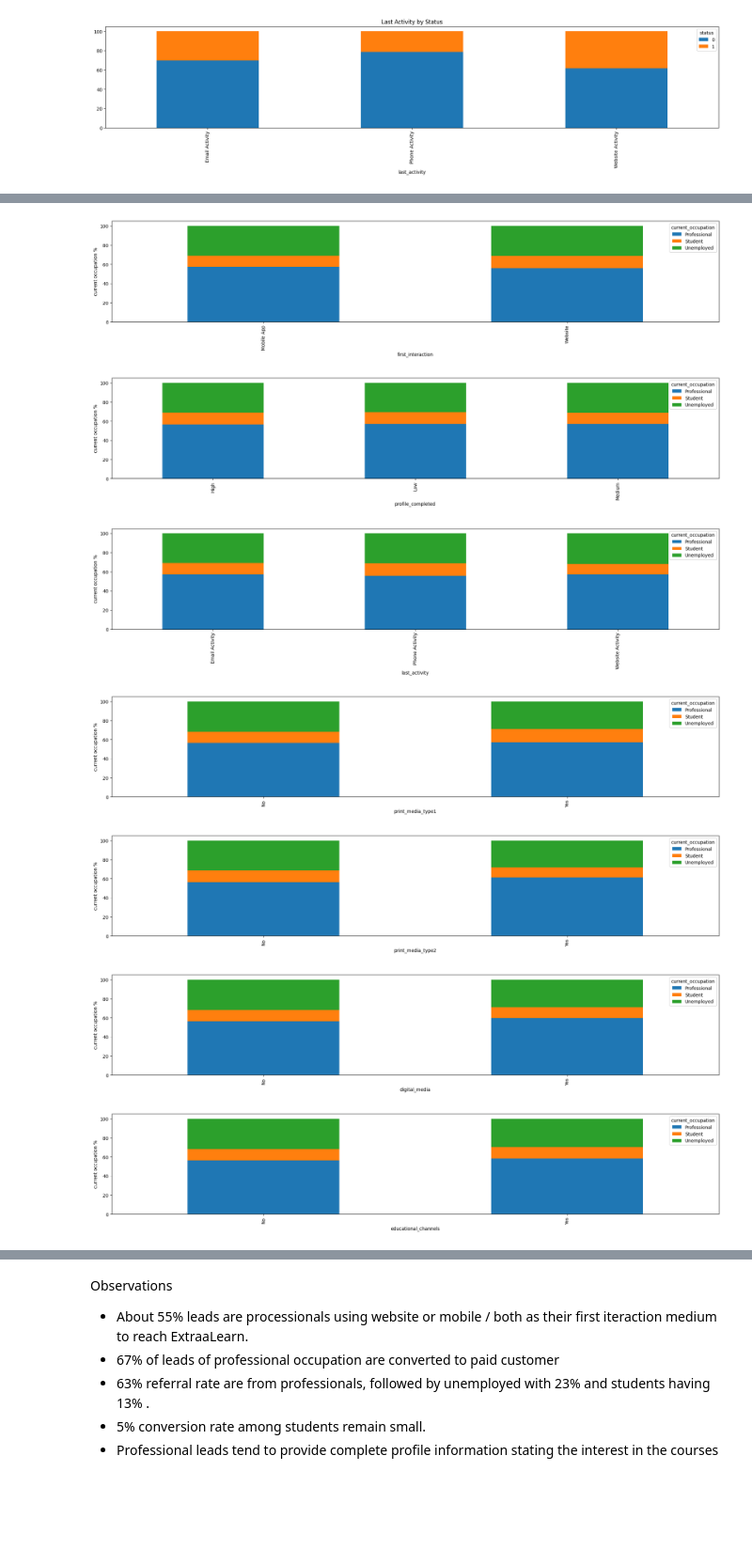
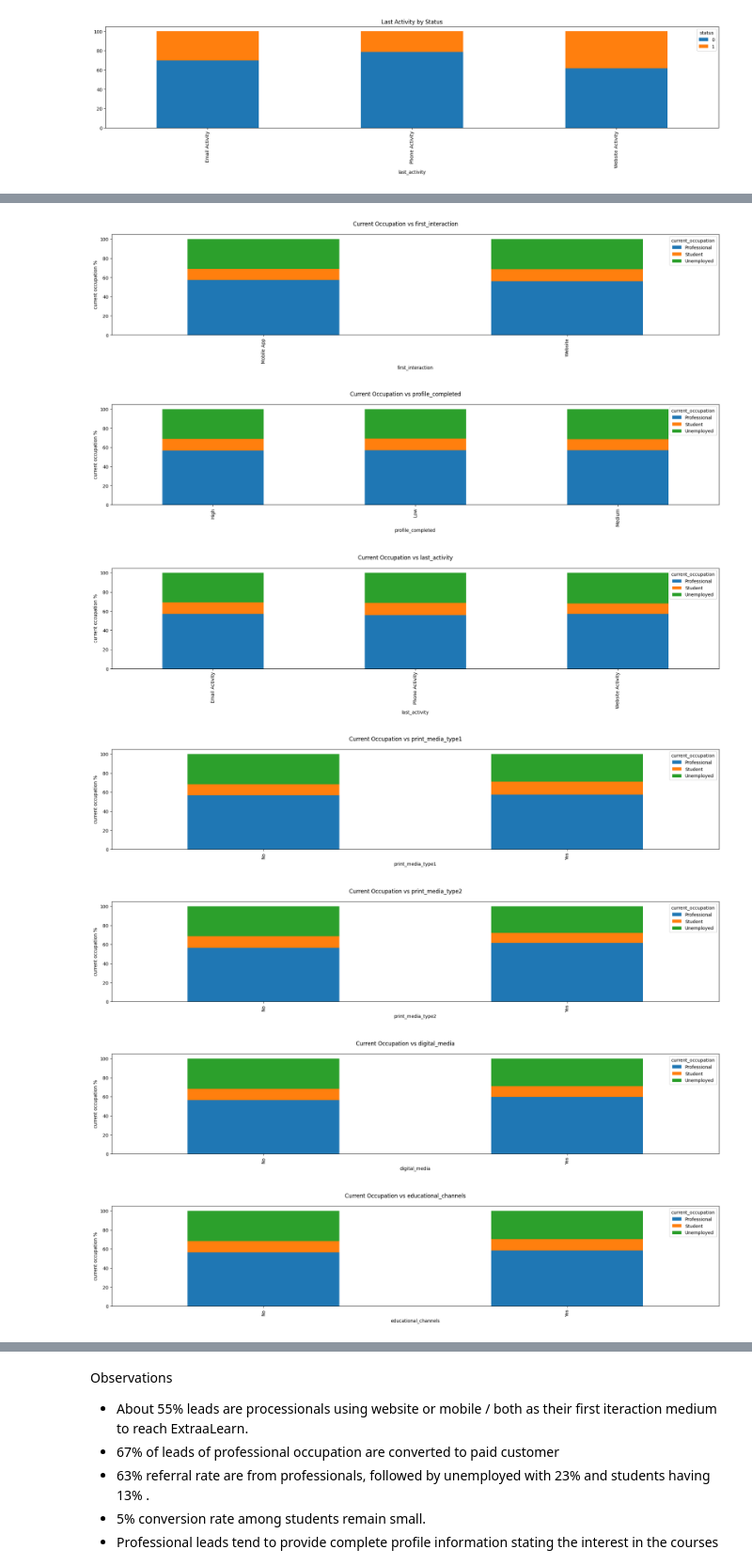
Before and after one commit to emailtosanj/ADSP_LAIEDM, a Jupyter notebook: adsp_laiedm/elective_projects/potential_customers_prediction/Learner_Notebook_Full_Code_Version_Potential_Customers_Prediction_v3.ipynb, the cells around one changed output, grey strips where cells are left out. Shown at 94% size. Saved outputs shown, nothing was run; the diff lists cells and outputs as text; code cells hidden in the pictures; blank space fills up the shorter version.

```diff
--- a/adsp_laiedm/elective_projects/potential_customers_prediction/Learner_Notebook_Full_Code_Version_Potential_Customers_Prediction_v3.ipynb
+++ b/adsp_laiedm/elective_projects/potential_customers_prediction/Learner_Notebook_Full_Code_Version_Potential_Customers_Prediction_v3.ipynb
@@ -636,14 +569,17 @@ Name: count, dtype: int64
 # %%
+# current_occupation vs categorical
+
 ls_cols = list(df.columns)
 for col in ls_cols:
   if not col in ['age','current_occupation','ID', 'website_visits', 'time_spent_on_website', 'page_views_per_visit']:
     (pd.crosstab(df[col], df['current_occupation'], normalize = 'index')*100).plot(kind = 'bar', figsize = (24, 4), stacked = True, legend=True, position=0.5)
+    plt.suptitle(f'Current Occupation vs {col}')
     plt.ylabel('current occupation %')
 # %% [output]
-[figure, old version]
+[figure, new version]
-[figure, old version]
+[figure, new version]
-[figure, old version]
+[figure, new version]
-[figure, old version]
+[figure, new version]
-[figure, old version]
+[figure, new version]
-[figure, old version]
+[figure, new version]
-[figure, old version]
+[figure, new version]
```
Also changed, not shown: parts of 12 cells of this notebook.
